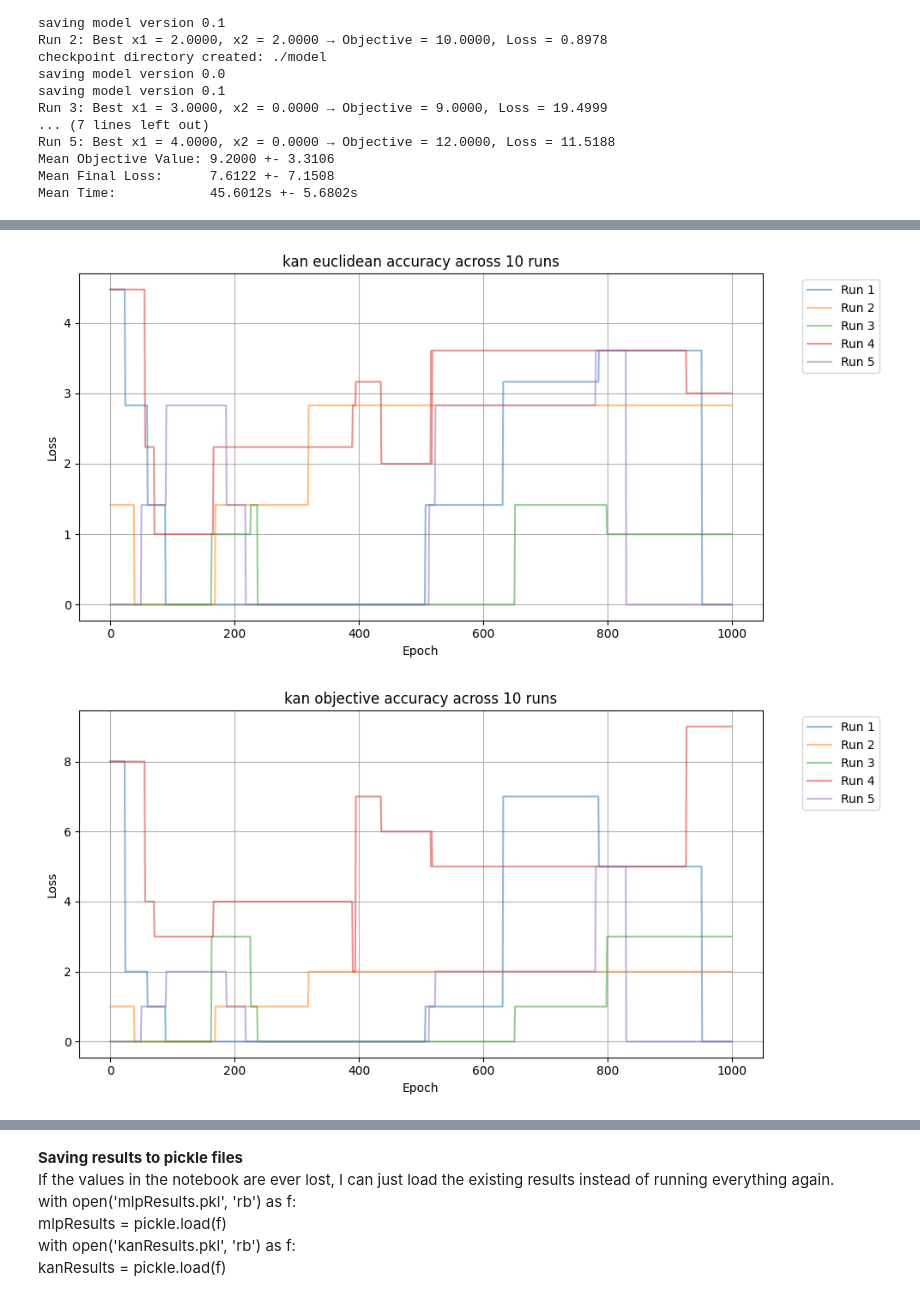
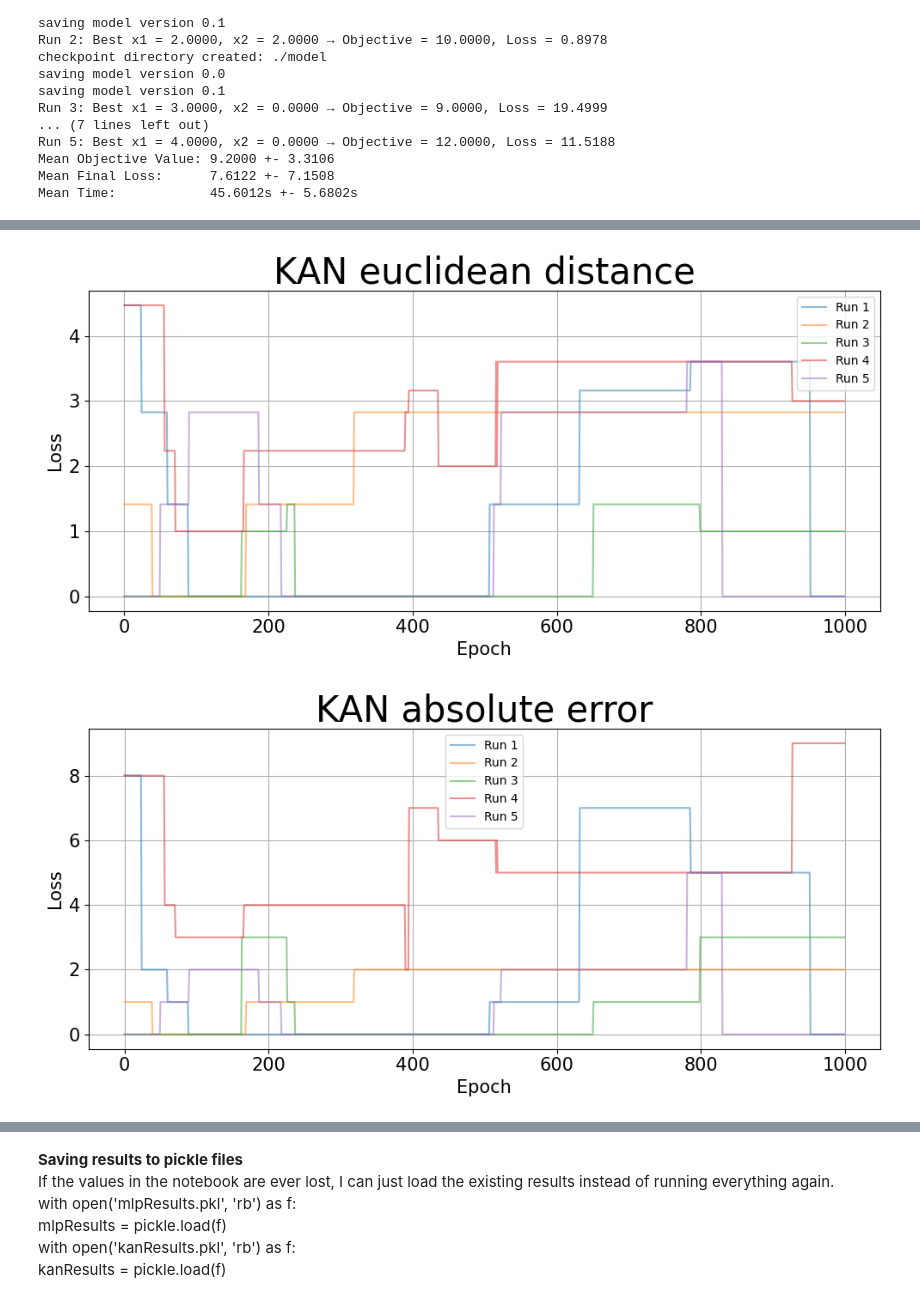
Before and after one commit to arjy143/Neural-Networks-for-Optimisation, a Jupyter notebook: Integer Optimisation/Problem 1/IP-problem-1.ipynb, the cells around one changed output, grey strips where cells are left out. Saved outputs shown, nothing was run; the diff lists cells and outputs as text; code cells hidden in the pictures.

```diff
--- a/Integer Optimisation/Problem 1/IP-problem-1.ipynb
+++ b/Integer Optimisation/Problem 1/IP-problem-1.ipynb
@@ -445,28 +466,32 @@ plt.show()
 # %%
-#kan euclidean accuracy across all runs
+#kan euclidean distance across all runs
 plt.figure(figsize=(10, 5))
 for i, runAccuracy in enumerate(kanAllEuclideanAccuracies):
     plt.plot(runAccuracy, label=f"Run {i+1}", alpha=0.5)
-plt.xlabel("Epoch")
-plt.ylabel("Loss")
-plt.title("kan euclidean accuracy across 10 runs")
+plt.xlabel("Epoch", fontsize=15)
+plt.xticks(fontsize=15)
+plt.ylabel("Loss", fontsize=15)
+plt.yticks(fontsize=15)
+plt.title("KAN euclidean distance", fontsize=30)
 plt.grid(True)
-plt.legend(bbox_to_anchor=(1.05, 1), loc='upper left')
+plt.legend()
 plt.tight_layout()
 plt.show()
 
-#kan objective accuracy across all runs
+#kan absolute error across all runs
 plt.figure(figsize=(10, 5))
 for i, runAccuracy in enumerate(kanAllObjectiveAccuracies):
     plt.plot(runAccuracy, label=f"Run {i+1}", alpha=0.5)
-plt.xlabel("Epoch")
-plt.ylabel("Loss")
-plt.title("kan objective accuracy across 10 runs")
+plt.xlabel("Epoch", fontsize=15)
+plt.xticks(fontsize=15)
+plt.ylabel("Loss", fontsize=15)
+plt.yticks(fontsize=15)
+plt.title("KAN absolute error", fontsize=30)
 plt.grid(True)
-plt.legend(bbox_to_anchor=(1.05, 1), loc='upper left')
+plt.legend()
 plt.tight_layout()
 plt.show()
 # %% [output]
-[figure, old version]
+[figure, new version]
-[figure, old version]
+[figure, new version]
 # %%
```
Also changed, not shown: parts of 14 cells of this notebook, 1 other file.
